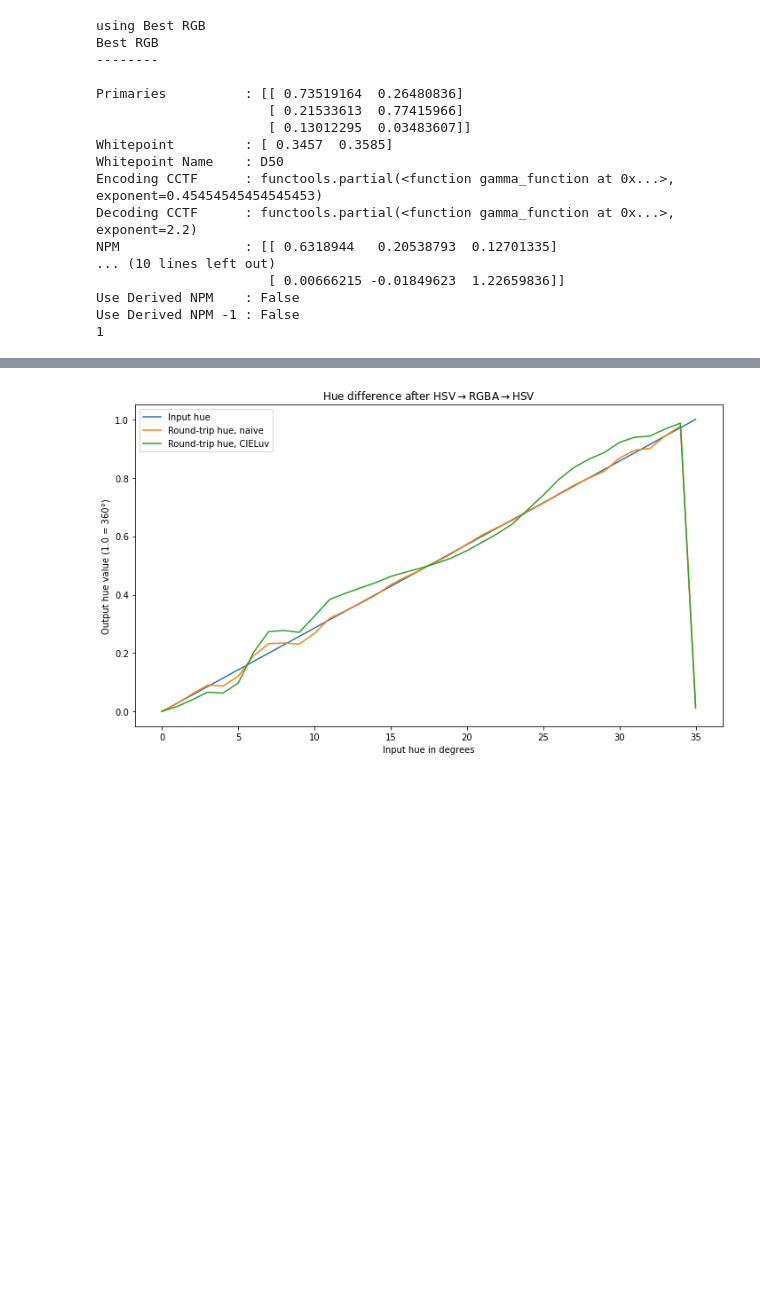
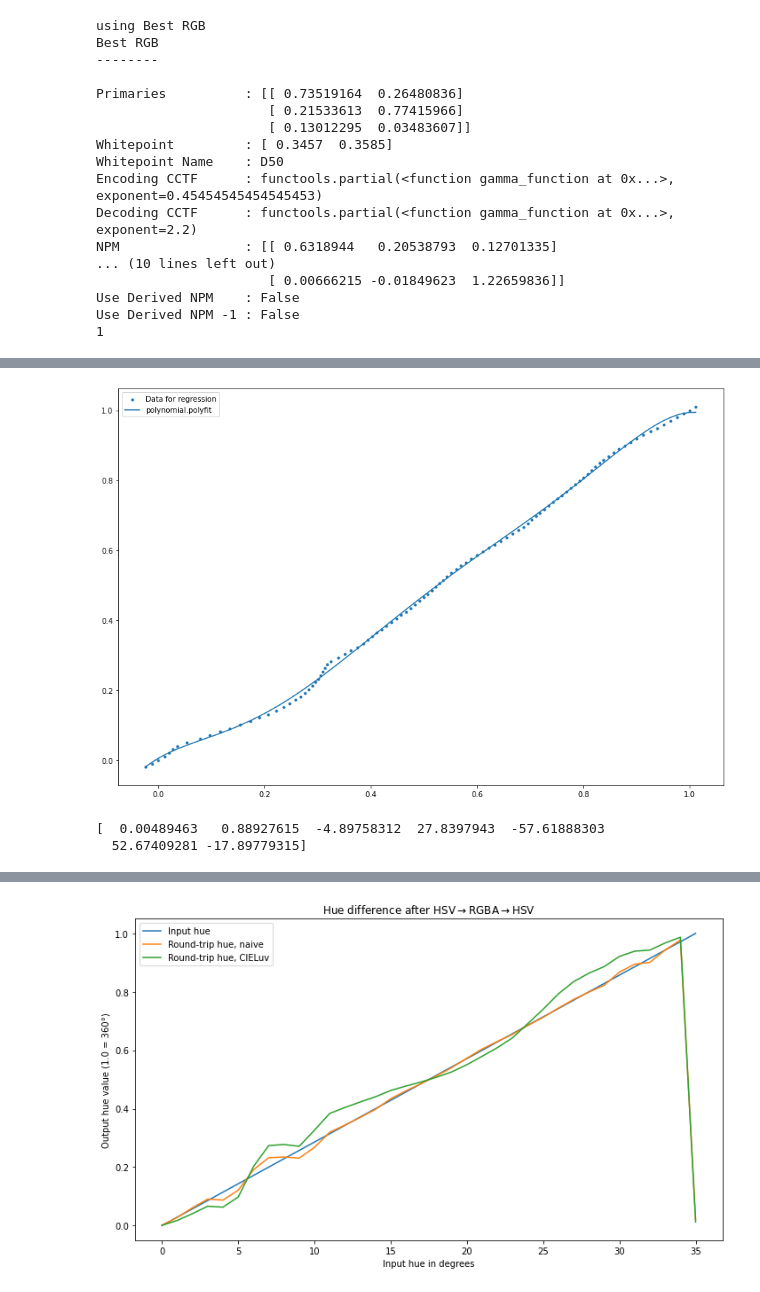
Before and after one commit to headrotor/colorxform, a Jupyter notebook: linearized_RGBA_to_hue.ipynb, the cells around one changed output, grey strips where cells are left out. Drawn from its saved outputs; the diff is of its cells as text; code cells hidden in the pictures; blank space fills up the shorter version.

```diff
--- a/linearized_RGBA_to_hue.ipynb
+++ b/linearized_RGBA_to_hue.ipynb
@@ -289,3 +239,56 @@ with np.printoptions(suppress=True):
+# %%
+%matplotlib inline
+plt.rcParams["figure.figsize"] = [12, 8.]
+import numpy as np
+from numpy.polynomial.polynomial import polyfit
+import matplotlib.pyplot as plt
+
+
+def polywarp(x, coeff=None):
+    if coeff is None:
+        coeff_w = [0.00577841,  0.68687651, -2.50694912, 17.56006685
+                       -37.34857261, 34.06893111 -11.45908063]
+    xn = 1
+    res = 0.
+    for c in coeff:
+        res += c * xn
+        xn = xn *x
+    return(res)
+
+
+#y = gamut_HSV[:-1, 0]
+#x = HSV_RT[:-1,0]
+
+y = gamut_HSV[:-1, 0]
+x = HSV_RT[:-1,0]
+
+# extend by n points on either end
+n = 2
+yex = np.append(y, y[0:n] + 1.0)
+xex = np.append(x, x[0:n] + 1.0)
+
+yex = np.append(y[-n:] -1.0, yex)
+xex = np.append(x[-n:] -1.0, xex)
+
+
+# extend y and X so fit at ends are better
+plt.scatter(xex, yex, marker='.', label='Data for regression')
+
+poly2 = polyfit(xex, yex, 6)
+z = np.array([polywarp(X, poly2) for X in xex])
+plt.plot(xex, np.poly1d(poly2[::-1])(xex), label='polynomial.polyfit')
+
+
+#plt.plot(x, z, label='polynomial.polyfit')
+#plt.plot(x, np.poly1d(poly2[::-1])(x), label='polynomial.polyfit')
+plt.legend()
+plt.show()
+with np.printoptions(suppress=True):
+    print(poly2)
+# %% [output]
+[figure, added]
+[  0.00489463   0.88927615  -4.89758312  27.8397943  -57.61888303
+  52.67409281 -17.89779315]
 # %%
 %matplotlib notebook
 plt.rcParams["figure.figsize"] = [8, 8.]
```
Also changed, not shown: parts of 9 cells of this notebook, 1 other file.
